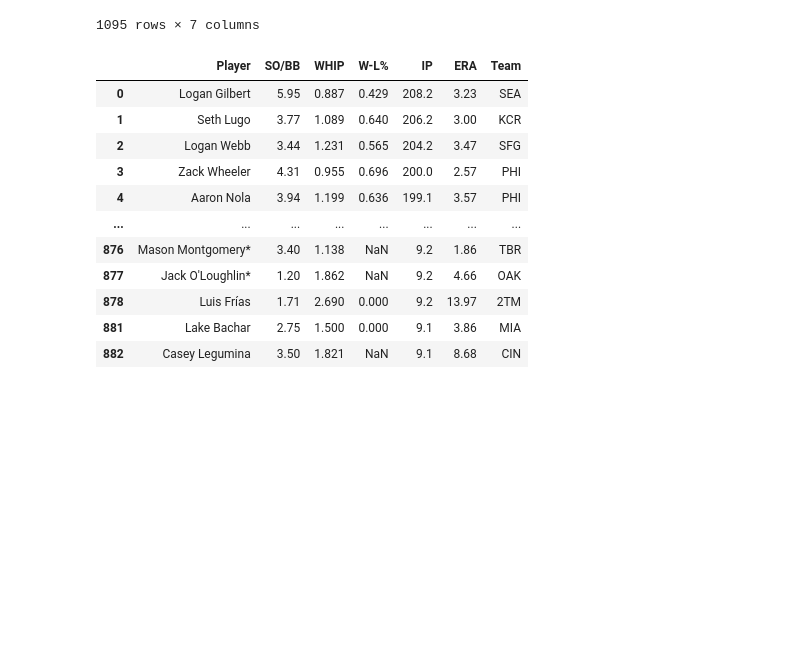
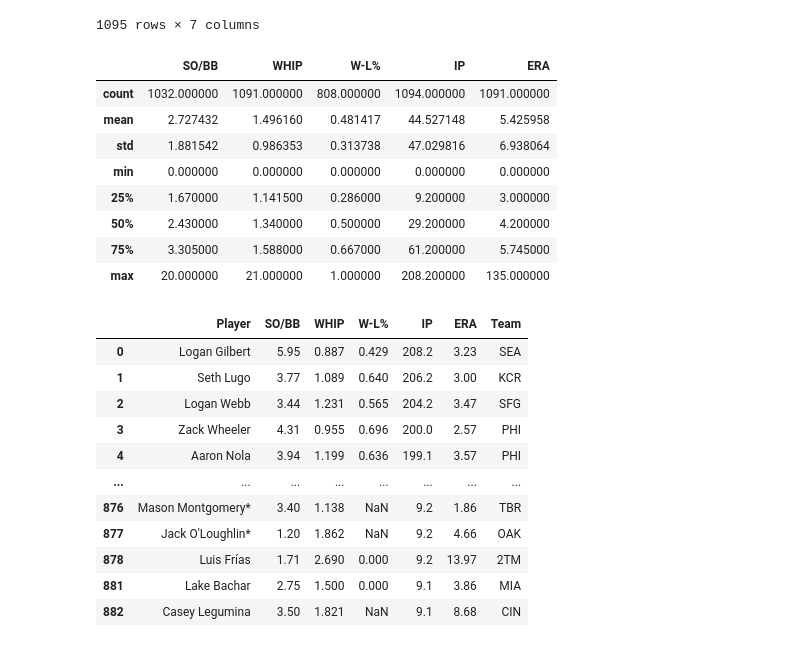
Before and after one commit to Tomas-Santana/ml-nb, a Jupyter notebook: 1/pitch_data_2024.ipynb, the cells around one changed output. Cells and saved outputs as stored; diff of their text form; code cells hidden in the pictures; blank space fills up the shorter version.

```diff
--- a/1/pitch_data_2024.ipynb
+++ b/1/pitch_data_2024.ipynb
@@ -76,6 +89,18 @@ reduced_df
 | 1093 | Wander Suero | NaN | NaN | 0.000 | 0.0 | NaN | HOU |
 | 1094 | League Average | 2.76 | 1.270 | 0.500 | NaN | 4.08 | NaN |
 1095 rows × 7 columns
+# %%
+reduced_df.describe()
+# %% [output]
+|  | SO/BB | WHIP | W-L% | IP | ERA |
+| count | 1032.000000 | 1091.000000 | 808.000000 | 1094.000000 | 1091.000000 |
+| mean | 2.727432 | 1.496160 | 0.481417 | 44.527148 | 5.425958 |
+| std | 1.881542 | 0.986353 | 0.313738 | 47.029816 | 6.938064 |
+| min | 0.000000 | 0.000000 | 0.000000 | 0.000000 | 0.000000 |
+| 25% | 1.670000 | 1.141500 | 0.286000 | 9.200000 | 3.000000 |
+| 50% | 2.430000 | 1.340000 | 0.500000 | 29.200000 | 4.200000 |
+| 75% | 3.305000 | 1.588000 | 0.667000 | 61.200000 | 5.745000 |
+| max | 20.000000 | 21.000000 | 1.000000 | 208.200000 | 135.000000 |
 # %%
 reduced_df.query("IP > 9")
 # %% [output]
```
Also changed, not shown: parts of 1 cell of this notebook, 2 other files.
